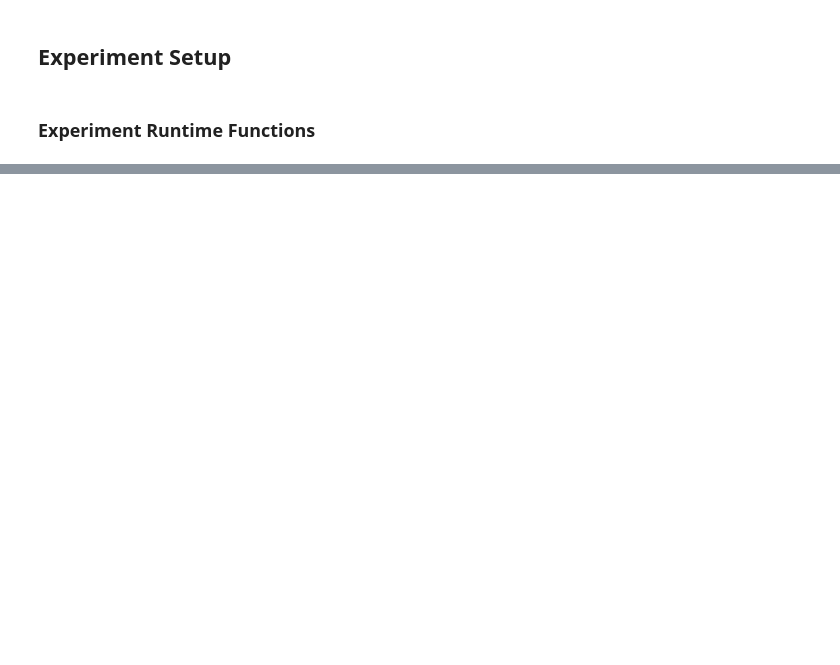
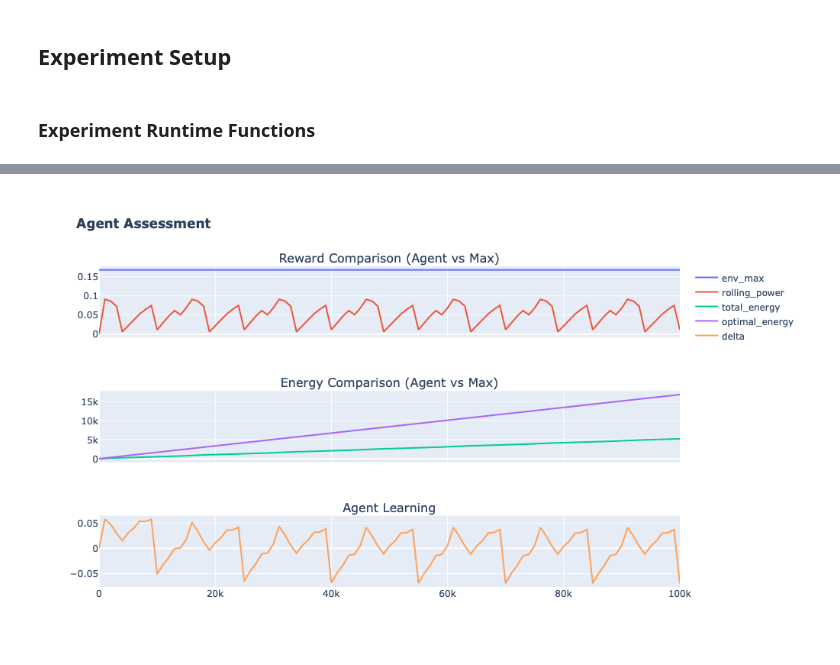
Before and after one commit to jogrady23/rl-solar, a Jupyter notebook: rl_agent/rl_agent.ipynb, the cells around one changed output, grey strips where cells are left out. Saved outputs shown, nothing was run; the diff lists cells and outputs as text; code cells hidden in the pictures; blank space fills up the shorter version.

```diff
--- a/rl_agent/rl_agent.ipynb
+++ b/rl_agent/rl_agent.ipynb
@@ -381,0 +390,5 @@ def run_hyperparam_study(environment:SolarEnv, steps, seed,
+# %%
+# Set environment settings
+env_roll_frequency = 1000
+# Create environment
+exp_env = SolarEnv(env_reward_array, roll_frequency=env_roll_frequency)
@@ -381,0 +414,27 @@ def run_hyperparam_study(environment:SolarEnv, steps, seed,
+# %%
+# Set agent settings
+exp_actor_step_size = 1
+exp_critic_step_size = 0.1
+exp_avg_reward_step_size = 0.0001
+exp_temperature_value = 0.001
+exp_env_shape = exp_env.get_env_shape()
+exp_reward_rolling_avg_window = 10
+exp_random_seed = RANDOM_SEED
+# Create agent
+# exp_agent = SoftmaxAgent(exp_actor_step_size, exp_critic_step_size, exp_avg_reward_step_size,
+#                          exp_temperature_value, exp_env_shape, exp_reward_rolling_avg_window,
+#                          random_seed=exp_random_seed)
+# %%
+# Set experiment parameters
+exp_steps = 100000
+exp_logging_interval = 1000
+# %%
+# Run an experiment
+total_reward, tracking_df = run_agent_experiment(exp_env, steps=exp_steps, seed=exp_random_seed,
+                     actor_step_size=exp_actor_step_size, critic_step_size=exp_critic_step_size,
+                     avg_reward_step_size=exp_avg_reward_step_size, temperature=exp_temperature_value,
+                     rolling_steps_measurement=exp_reward_rolling_avg_window, logging_interval=exp_logging_interval)
+# %%
+visualizations.plot_rolling_power(tracking_df, exp_env, height=600, width=800)
+# %% [output]
+[figure, added]
```
Also changed, not shown: parts of 15 cells of this notebook, 25 other files.
